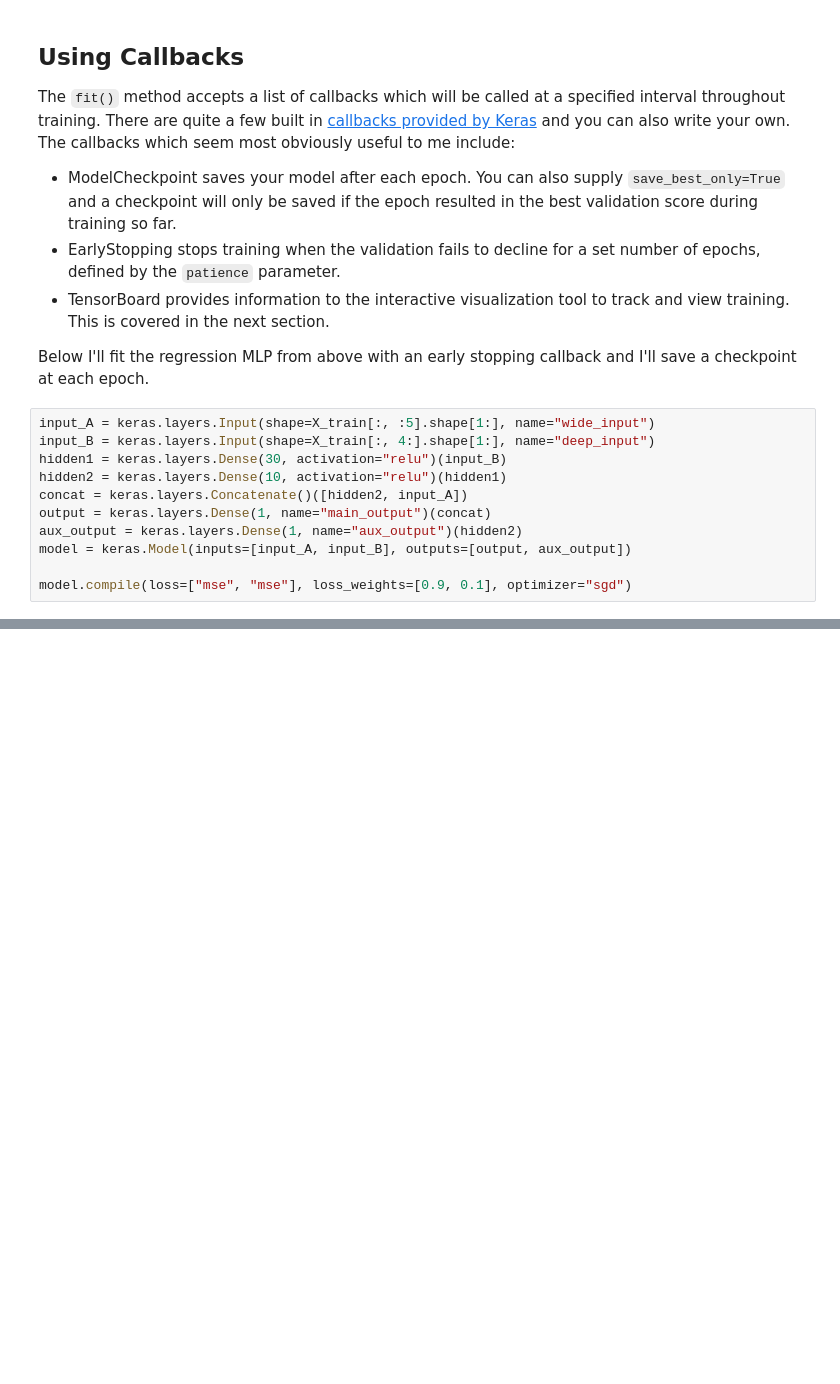
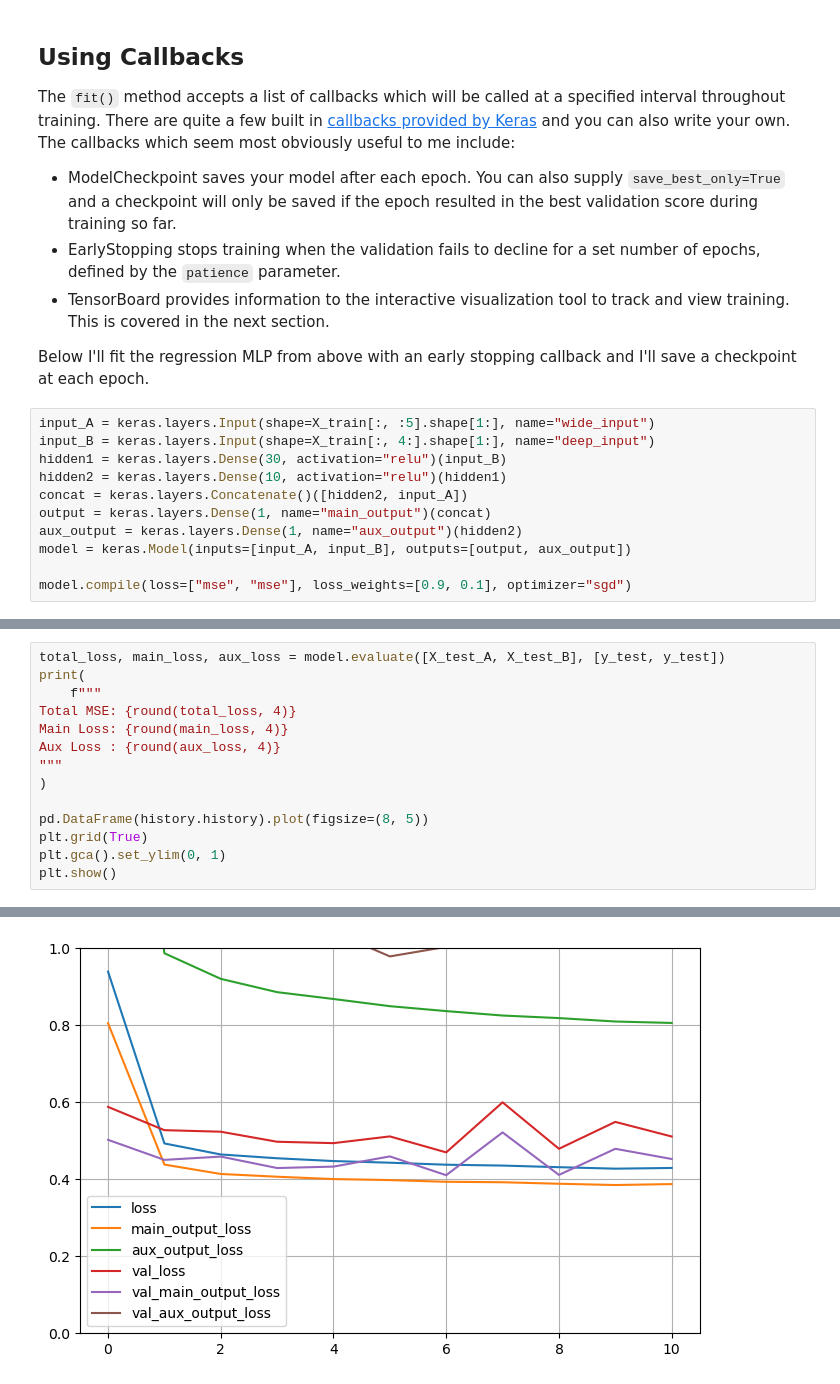
Before and after one commit to mcnewcp/book-geron-ml-sklearn-keras-tensorflow, a Jupyter notebook: 10-intro-ann-keras/10-intro-ann-keras.ipynb, the cells around one changed output, grey strips where cells are left out. Saved outputs shown, nothing was run; the diff lists cells and outputs as text; blank space fills up the shorter version.

```diff
--- a/10-intro-ann-keras/10-intro-ann-keras.ipynb
+++ b/10-intro-ann-keras/10-intro-ann-keras.ipynb
@@ -659,0 +678,15 @@ history = model.fit(
+# %%
+total_loss, main_loss, aux_loss = model.evaluate([X_test_A, X_test_B], [y_test, y_test])
+print(
+    f"""
+Total MSE: {round(total_loss, 4)}
+Main Loss: {round(main_loss, 4)}
+Aux Loss : {round(aux_loss, 4)}
+"""
+)
+
+pd.DataFrame(history.history).plot(figsize=(8, 5))
+plt.grid(True)
+plt.gca().set_ylim(0, 1)
+plt.show()
+# %% [output]
@@ -659,0 +698 @@ history = model.fit(
+[figure, added]
```
Also changed, not shown: parts of 2 cells of this notebook.
